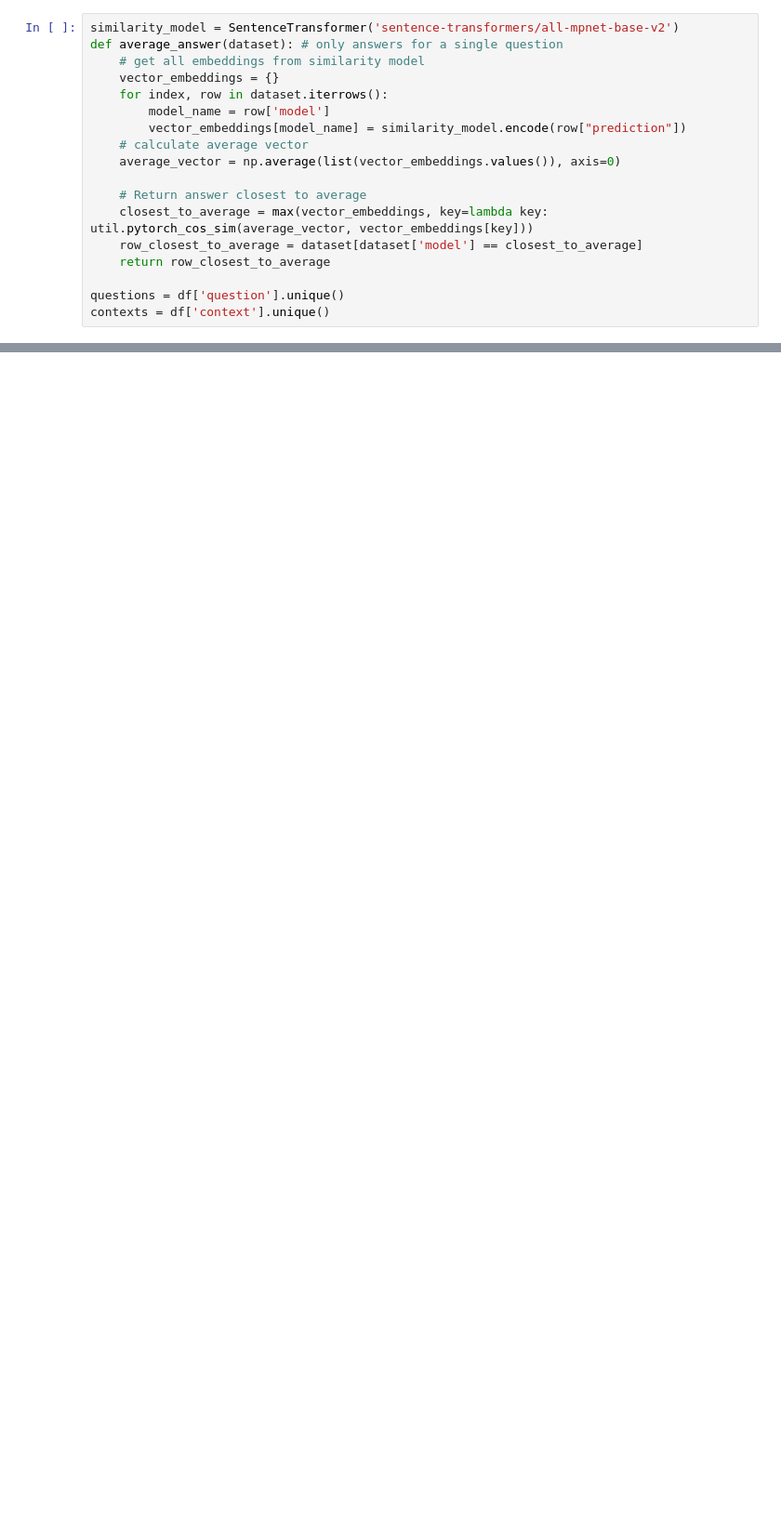
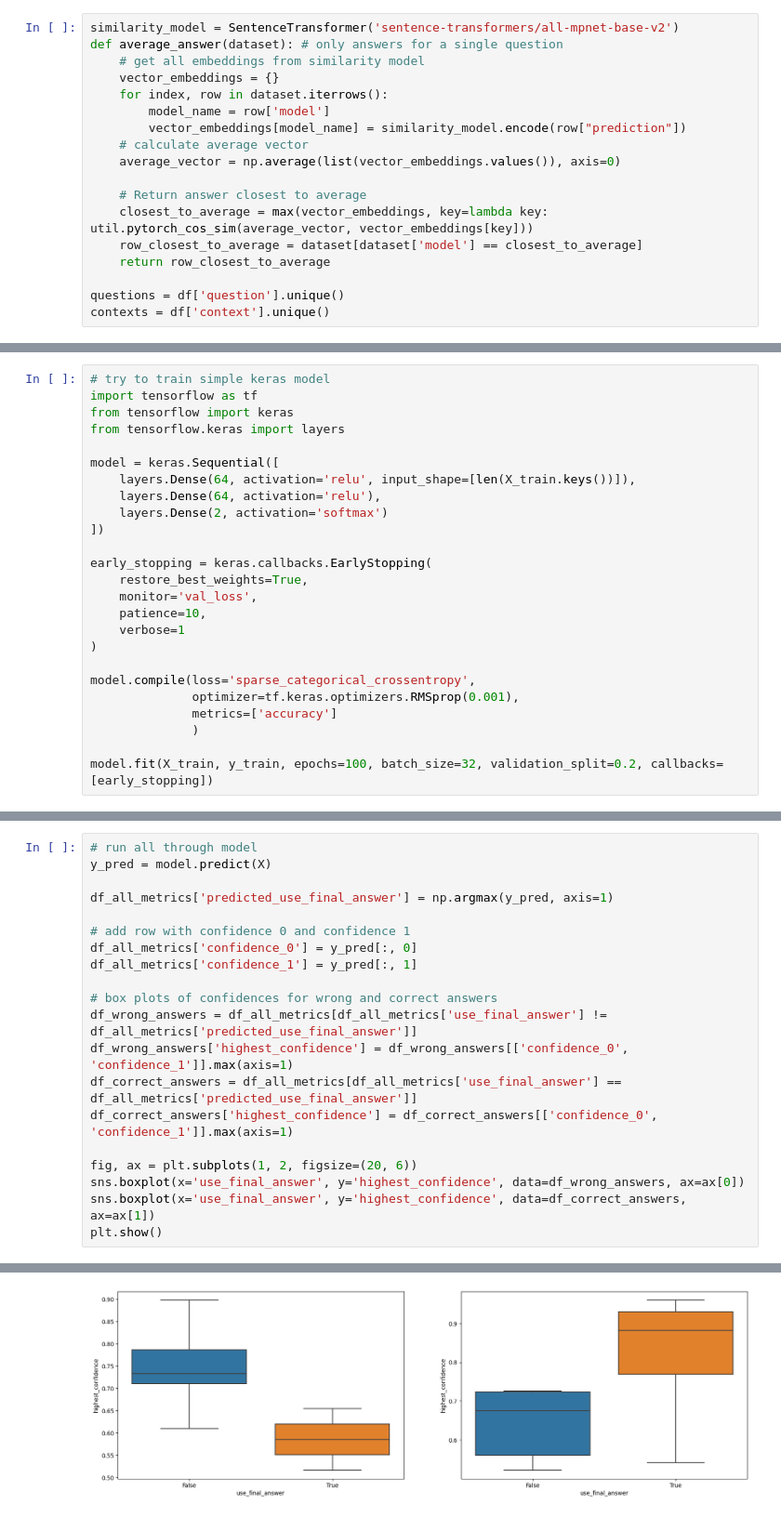
Before and after one commit to BonsAI-Group/Text-to-case, a Jupyter notebook: Validation Metrics/ValidationMetrics.ipynb, the cells around one changed output, grey strips where cells are left out. Shown at 93% size. Drawn from its saved outputs; the diff is of its cells as text; blank space fills up the shorter version.

```diff
--- a/Validation Metrics/ValidationMetrics.ipynb
+++ b/Validation Metrics/ValidationMetrics.ipynb
@@ -220,0 +249,25 @@ plt.show()
+# %%
+# try to train simple keras model
+import tensorflow as tf
+from tensorflow import keras
+from tensorflow.keras import layers
+
+model = keras.Sequential([
+    layers.Dense(64, activation='relu', input_shape=[len(X_train.keys())]),
+    layers.Dense(64, activation='relu'),
+    layers.Dense(2, activation='softmax')
+])
+
+early_stopping = keras.callbacks.EarlyStopping(
+    restore_best_weights=True,
+    monitor='val_loss',
+    patience=10,
+    verbose=1
+)
+
+model.compile(loss='sparse_categorical_crossentropy',
+              optimizer=tf.keras.optimizers.RMSprop(0.001),
+              metrics=['accuracy']
+              )
+
+model.fit(X_train, y_train, epochs=100, batch_size=32, validation_split=0.2, callbacks=[early_stopping])
@@ -220,0 +307,21 @@ plt.show()
+# %%
+# run all through model
+y_pred = model.predict(X)
+
+df_all_metrics['predicted_use_final_answer'] = np.argmax(y_pred, axis=1)
+
+# add row with confidence 0 and confidence 1
+df_all_metrics['confidence_0'] = y_pred[:, 0]
+df_all_metrics['confidence_1'] = y_pred[:, 1]
+
+# box plots of confidences for wrong and correct answers
+df_wrong_answers = df_all_metrics[df_all_metrics['use_final_answer'] != df_all_metrics['predicted_use_final_answer']]
+df_wrong_answers['highest_confidence'] = df_wrong_answers[['confidence_0', 'confidence_1']].max(axis=1)
+df_correct_answers = df_all_metrics[df_all_metrics['use_final_answer'] == df_all_metrics['predicted_use_final_answer']]
+df_correct_answers['highest_confidence'] = df_correct_answers[['confidence_0', 'confidence_1']].max(axis=1)
+
+fig, ax = plt.subplots(1, 2, figsize=(20, 6))
+sns.boxplot(x='use_final_answer', y='highest_confidence', data=df_wrong_answers, ax=ax[0])
+sns.boxplot(x='use_final_answer', y='highest_confidence', data=df_correct_answers, ax=ax[1])
+plt.show()
+# %% [output]
@@ -220,0 +339 @@ plt.show()
+[figure, added]
```
Also changed, not shown: parts of 14 cells of this notebook, 2 other files.
